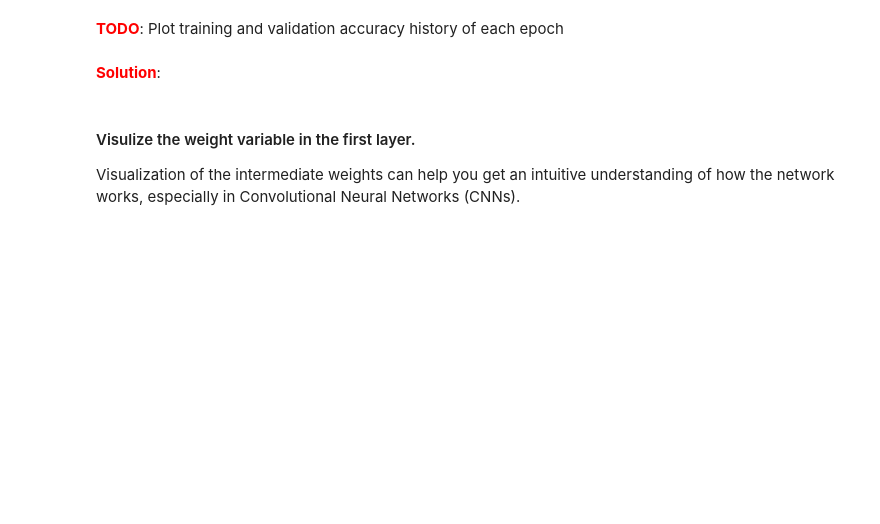
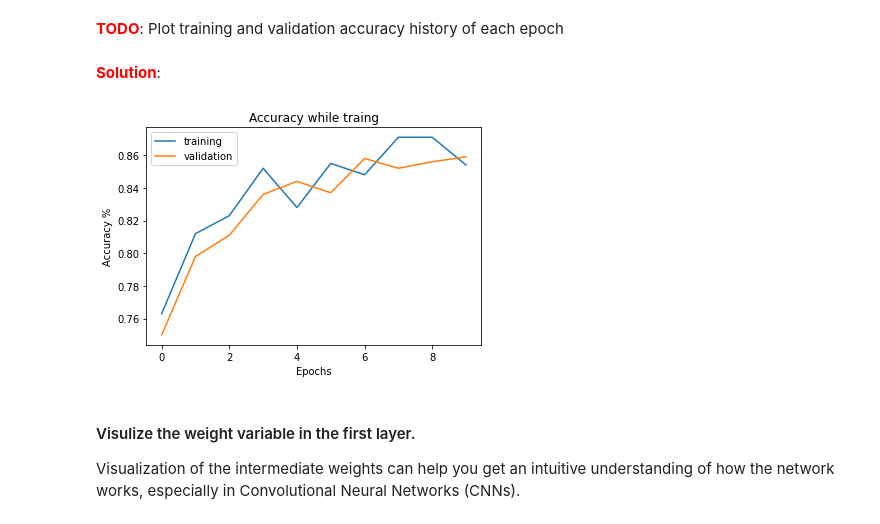
Before and after one commit to xs2445/21fall_courses, a Jupyter notebook: e4040/hw1/task2-mlp_numpy.ipynb, the cells around one changed output. Drawn from its saved outputs; the diff is of its cells as text; code cells hidden in the pictures; blank space fills up the shorter version.

```diff
--- a/e4040/hw1/task2-mlp_numpy.ipynb
+++ b/e4040/hw1/task2-mlp_numpy.ipynb
@@ -409,6 +430,18 @@ test(model, X_test, y_test)
 <span style="color:red"><strong>TODO</strong></span>: Plot training and validation accuracy history of each epoch
 # %% [markdown]
 <span style="color:red"><strong>Solution</strong></span>:
+# %%
+## SGD accuracy plot
+plt.plot(train_acc_hist, label='training')
+plt.plot(val_acc_hist, label='validation')
+
+plt.xlabel('Epochs')
+plt.ylabel('Accuracy %')
+plt.legend()
+plt.title('Accuracy while traing')
+plt.show()
+# %% [output]
+[figure, added]
 # %% [markdown]
 #### Visulize the weight variable in the first layer.
 
```
Also changed, not shown: parts of 12 cells of this notebook, 3 other files.
